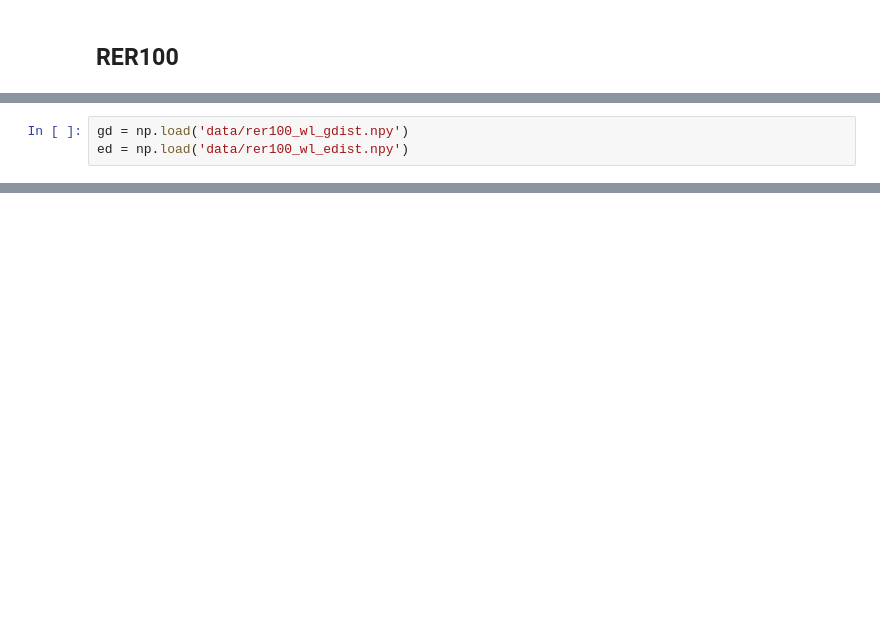
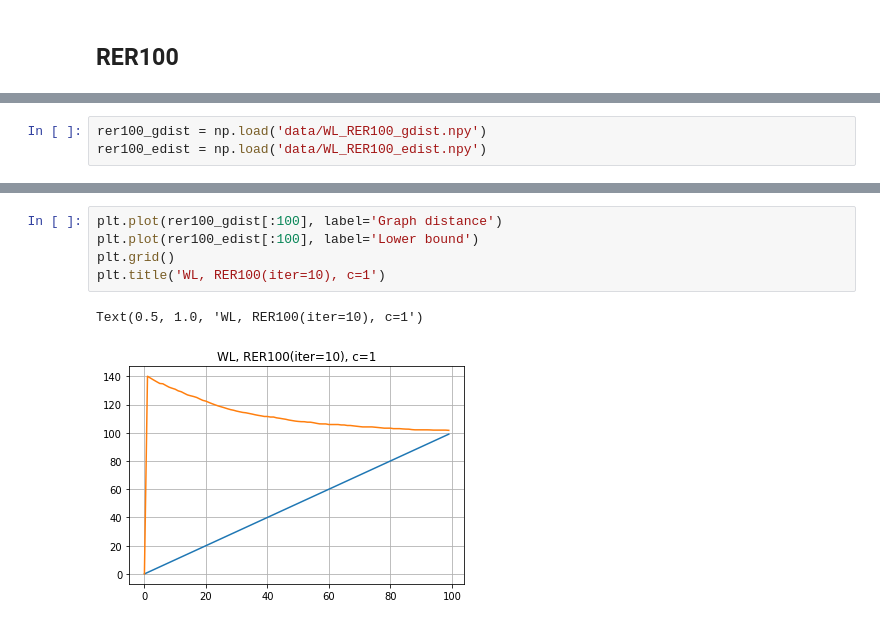
Before and after one commit to ponyfat/GraphsEmbedsDistances, a Jupyter notebook: Distance analysis.ipynb, the cells around one changed output, grey strips where cells are left out. Cells and saved outputs as stored; diff of their text form; blank space fills up the shorter version.

```diff
--- a/Distance analysis.ipynb
+++ b/Distance analysis.ipynb
@@ -191,3 +198,3 @@ Optimal c: 175.37
 # %%
-gd = np.load('data/rer100_wl_gdist.npy')
-ed = np.load('data/rer100_wl_edist.npy')
+rer100_gdist = np.load('data/WL_RER100_gdist.npy')
+rer100_edist = np.load('data/WL_RER100_edist.npy')
@@ -204,0 +201,8 @@ Optimal c: 1749.74
+# %%
+plt.plot(rer100_gdist[:100], label='Graph distance')
+plt.plot(rer100_edist[:100], label='Lower bound')
+plt.grid()
+plt.title('WL, RER100(iter=10), c=1')
+# %% [output]
+Text(0.5, 1.0, 'WL, RER100(iter=10), c=1')
+[figure, added]
```
Also changed, not shown: parts of 8 cells of this notebook, 8 other files.
